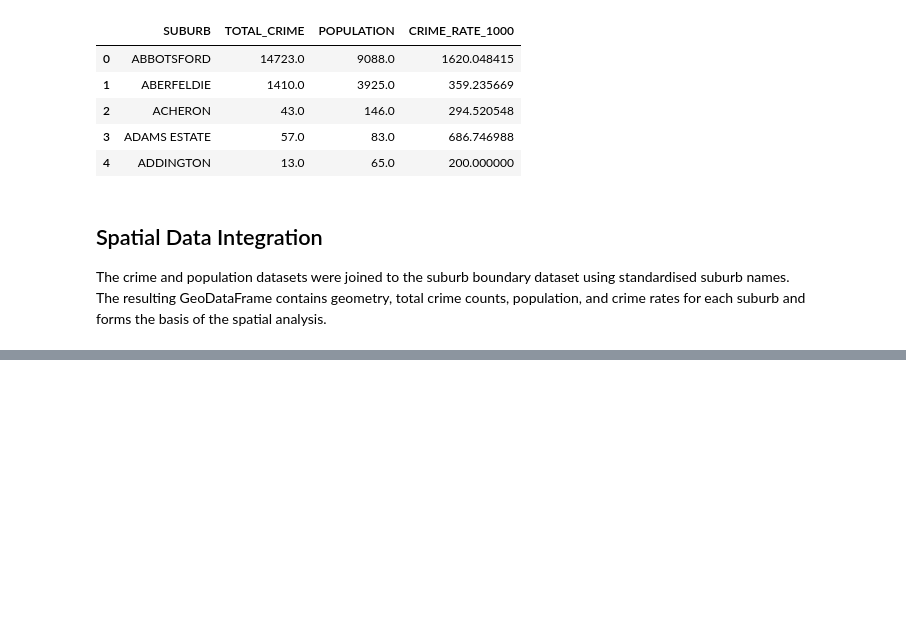
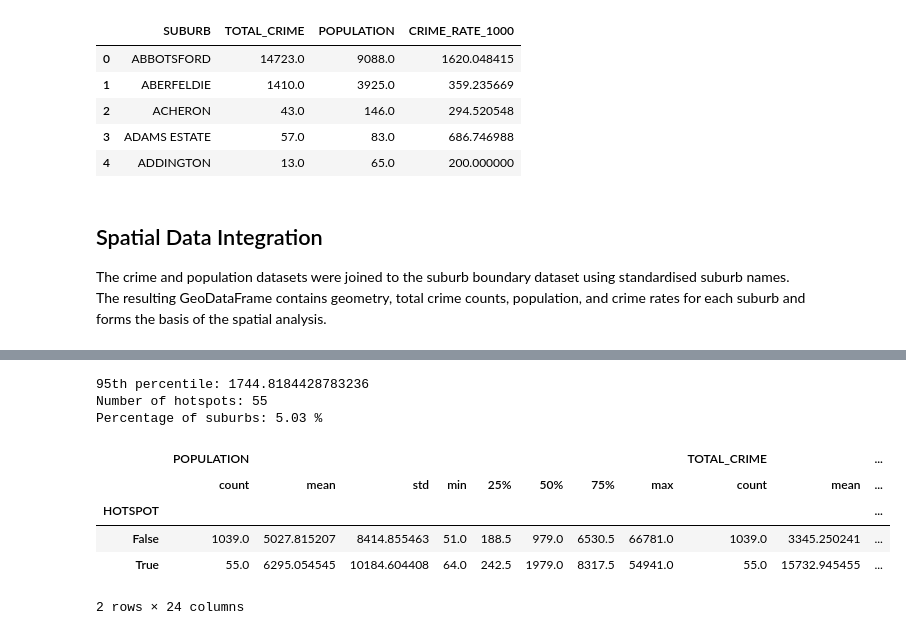
Before and after one commit to University-of-Tasmania-GPSS/AT3_Group10_2026, a Jupyter notebook: AT3.ipynb, the cells around one changed output, grey strips where cells are left out. Drawn from its saved outputs; the diff is of its cells as text; code cells hidden in the pictures; blank space fills up the shorter version.

```diff
--- a/AT3.ipynb
+++ b/AT3.ipynb
@@ -294,0 +355,32 @@ crime_gdf.head()
+# %%
+print("95th percentile:", q95)
+
+print("Number of hotspots:", len(hotspots))
+
+print(
+    "Percentage of suburbs:",
+    round(
+        len(hotspots) / len(crime_gdf) * 100,
+        2
+    ),
+    "%"
+)
+# %% [output]
+95th percentile: 1744.8184428783236
+Number of hotspots: 55
+Percentage of suburbs: 5.03 %
+# %%
+crime_gdf["HOTSPOT"] = (
+    crime_gdf["CRIME_RATE_1000"] >= q95
+)
+
+crime_gdf.groupby("HOTSPOT")[
+    ["POPULATION", "TOTAL_CRIME", "CRIME_RATE_1000"]
+].describe()
+# %% [output]
+|  | POPULATION |  |  |  |  |  |  |  | TOTAL_CRIME |  | ... |
+|  | count | mean | std | min | 25% | 50% | 75% | max | count | mean | ... |
+| HOTSPOT |  |  |  |  |  |  |  |  |  |  | ... |
+| False | 1039.0 | 5027.815207 | 8414.855463 | 51.0 | 188.5 | 979.0 | 6530.5 | 66781.0 | 1039.0 | 3345.250241 | ... |
+| True | 55.0 | 6295.054545 | 10184.604408 | 64.0 | 242.5 | 1979.0 | 8317.5 | 54941.0 | 55.0 | 15732.945455 | ... |
+2 rows × 24 columns
```
Also changed, not shown: parts of 11 cells of this notebook.
